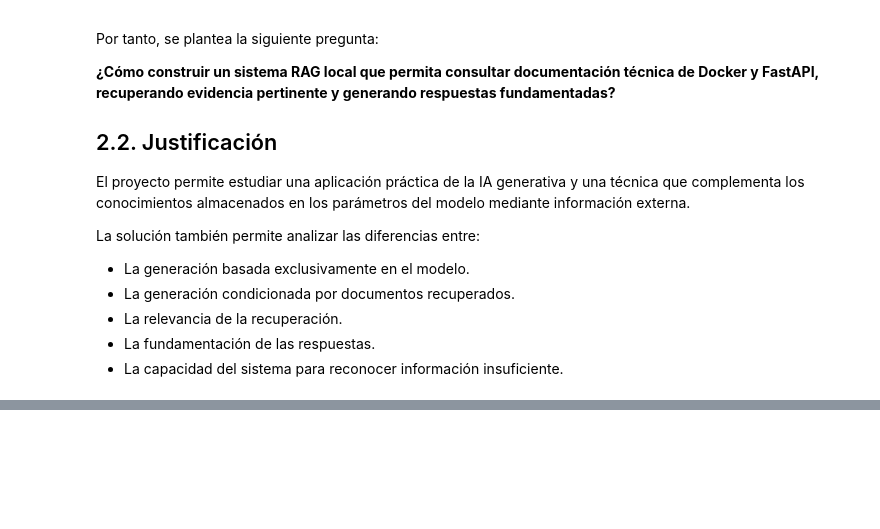
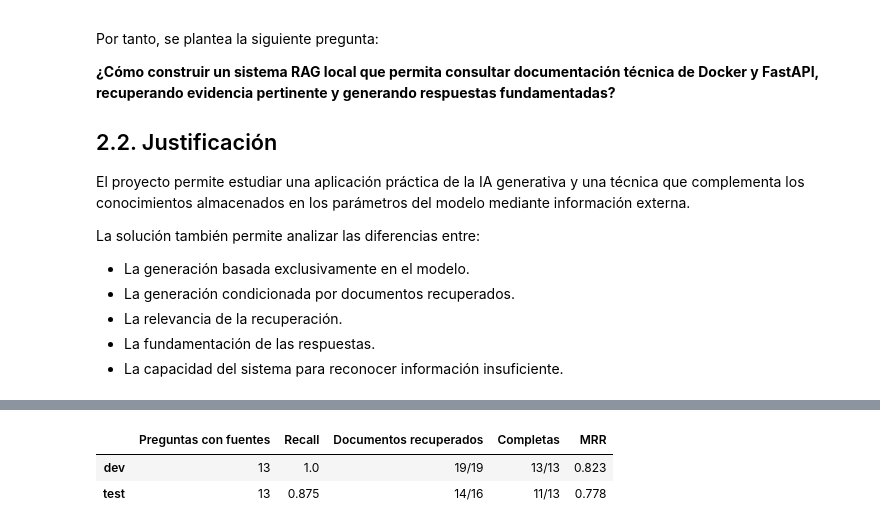
Before and after one commit to Vilval25/DockerRAG, a Jupyter notebook: solPE2_Jefferson-Rojas_Juan-Tocto_Andre-Valenzuela_Gustavo-Vila.ipynb, the cells around one changed output, grey strips where cells are left out. Saved outputs shown, nothing was run; the diff lists cells and outputs as text; code cells hidden in the pictures; blank space fills up the shorter version.

```diff
--- a/solPE2_Jefferson-Rojas_Juan-Tocto_Andre-Valenzuela_Gustavo-Vila.ipynb
+++ b/solPE2_Jefferson-Rojas_Juan-Tocto_Andre-Valenzuela_Gustavo-Vila.ipynb
@@ -3013,0 +645,42 @@ pandas>=2.2,<3
+# %%
+import re
+from pathlib import Path
+
+import pandas as pd
+
+RESULTS = Path("results")
+
+
+def retrieval_metrics(path):
+    df = pd.read_csv(path, encoding="utf-8-sig", dtype=str, keep_default_na=False).fillna("")
+    found = expected = complete = 0
+    reciprocal = []
+    for _, row in df.iterrows():
+        exp = [s for s in row["expected_sources"].split(";") if s]
+        if not exp:
+            continue
+        got = re.findall(r"\|\s*([^|]+\.md)\s*\|", row["retrieved_sources"])
+        hits = [name for name in exp if name in got]
+        found += len(hits)
+        expected += len(exp)
+        complete += len(hits) == len(exp)
+        first = next((i for i, name in enumerate(got, start=1) if name in exp), None)
+        reciprocal.append(1 / first if first else 0.0)
+    n = len(reciprocal)
+    return {
+        "Preguntas con fuentes": n,
+        "Recall": round(found / expected, 3),
+        "Documentos recuperados": f"{found}/{expected}",
+        "Completas": f"{complete}/{n}",
+        "MRR": round(sum(reciprocal) / n, 3),
+    }
+
+
+pd.DataFrame({
+    split: retrieval_metrics(RESULTS / f"evaluacion_{split}_resultados.csv")
+    for split in ["dev", "test"]
+}).T
+# %% [output]
+|  | Preguntas con fuentes | Recall | Documentos recuperados | Completas | MRR |
+| dev | 13 | 1.0 | 19/19 | 13/13 | 0.823 |
+| test | 13 | 0.875 | 14/16 | 11/13 | 0.778 |
```
Also changed, not shown: parts of 59 cells of this notebook, 4 other files.
